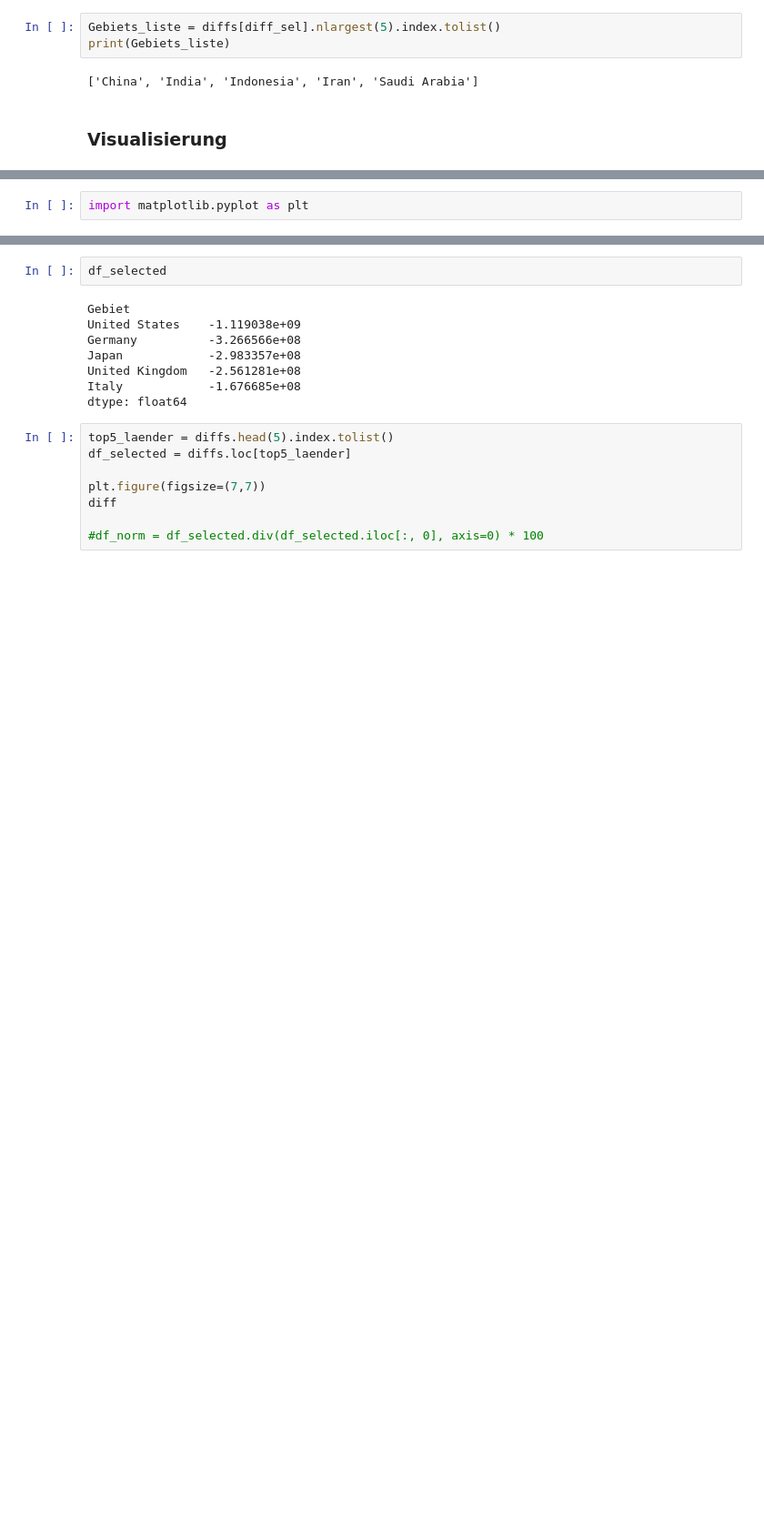
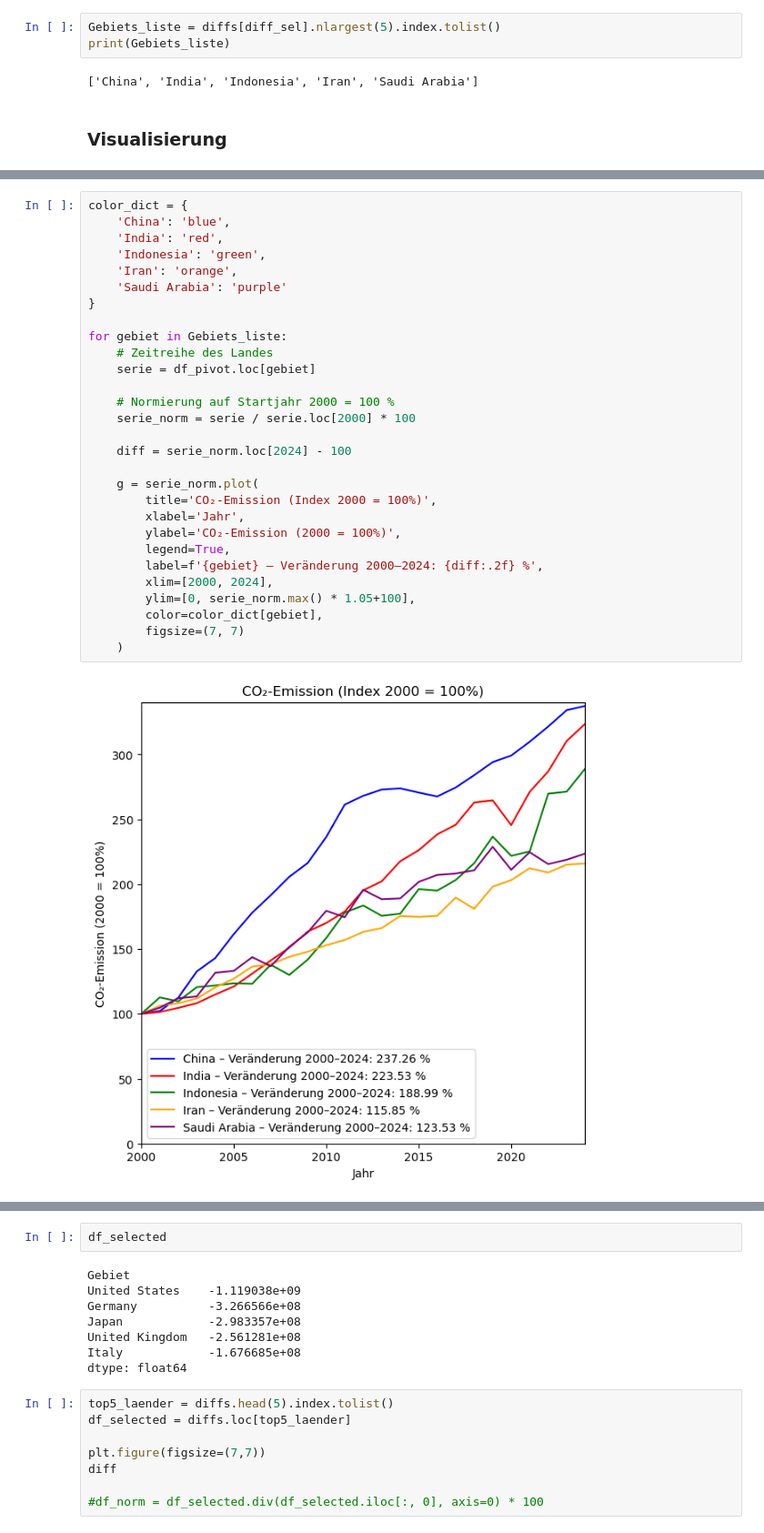
Before and after one commit to itulahjess/LN_2_Github_Python, a Jupyter notebook: Analyse.ipynb, the cells around one changed output, grey strips where cells are left out. Shown: that part at 91% size. Saved outputs shown, nothing was run; the diff lists cells and outputs as text; blank space fills up the shorter version.

```diff
--- a/Analyse.ipynb
+++ b/Analyse.ipynb
@@ -240,3 +225,32 @@ for gebiet in Gebiets_liste:
 # %%
-import matplotlib.pyplot as plt
+color_dict = {
+    'China': 'blue',
+    'India': 'red',
+    'Indonesia': 'green',
+    'Iran': 'orange',
+    'Saudi Arabia': 'purple'
+}
+
+for gebiet in Gebiets_liste:
+    # Zeitreihe des Landes
+    serie = df_pivot.loc[gebiet]
+
+    # Normierung auf Startjahr 2000 = 100 %
+    serie_norm = serie / serie.loc[2000] * 100
+
+    diff = serie_norm.loc[2024] - 100
+
+    g = serie_norm.plot(
+        title='CO₂-Emission (Index 2000 = 100%)',
+        xlabel='Jahr',
+        ylabel='CO₂-Emission (2000 = 100%)',
+        legend=True,
+        label=f'{gebiet} – Veränderung 2000–2024: {diff:.2f} %',
+        xlim=[2000, 2024],
+        ylim=[0, serie_norm.max() * 1.05+100],
+        color=color_dict[gebiet],
+        figsize=(7, 7)
+    )
+# %% [output]
+[figure, added]
 # %%
```
Also changed, not shown: parts of 11 cells of this notebook.
